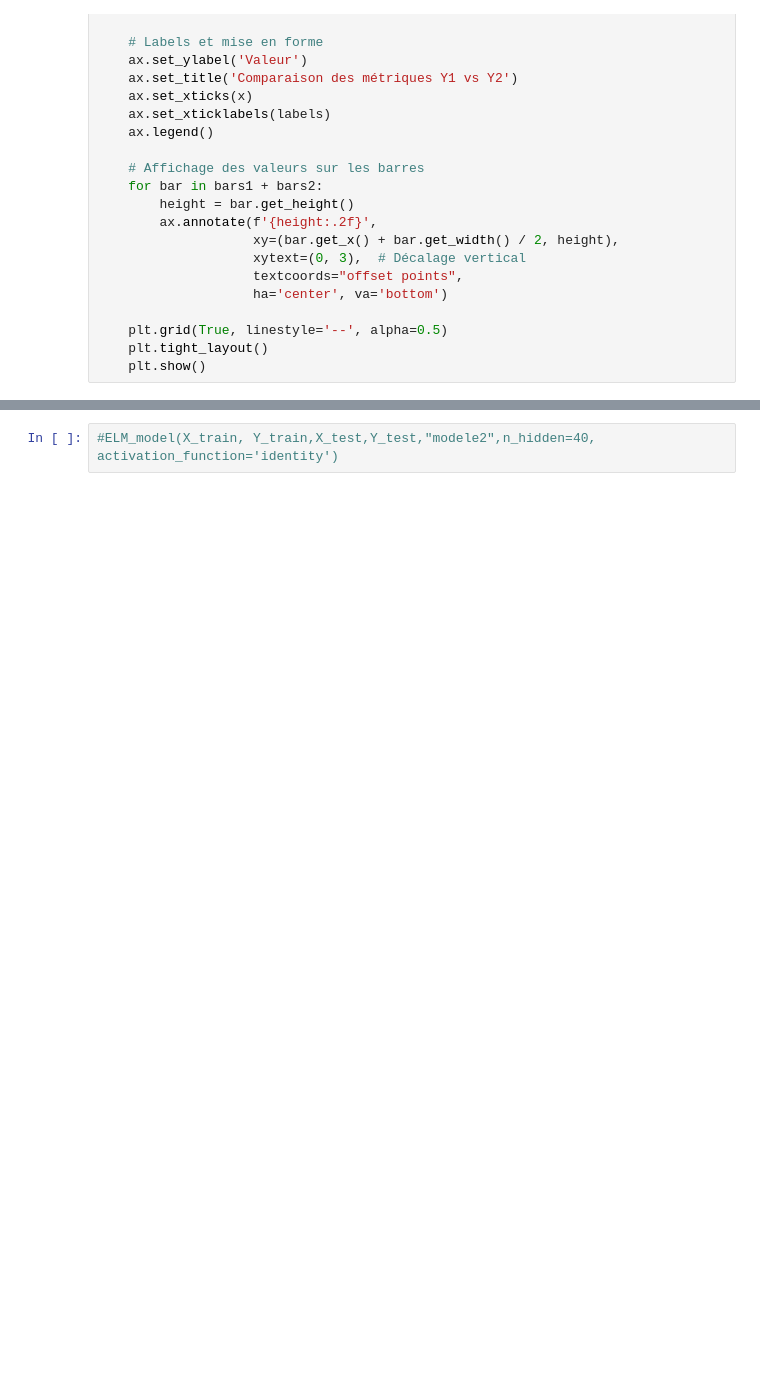
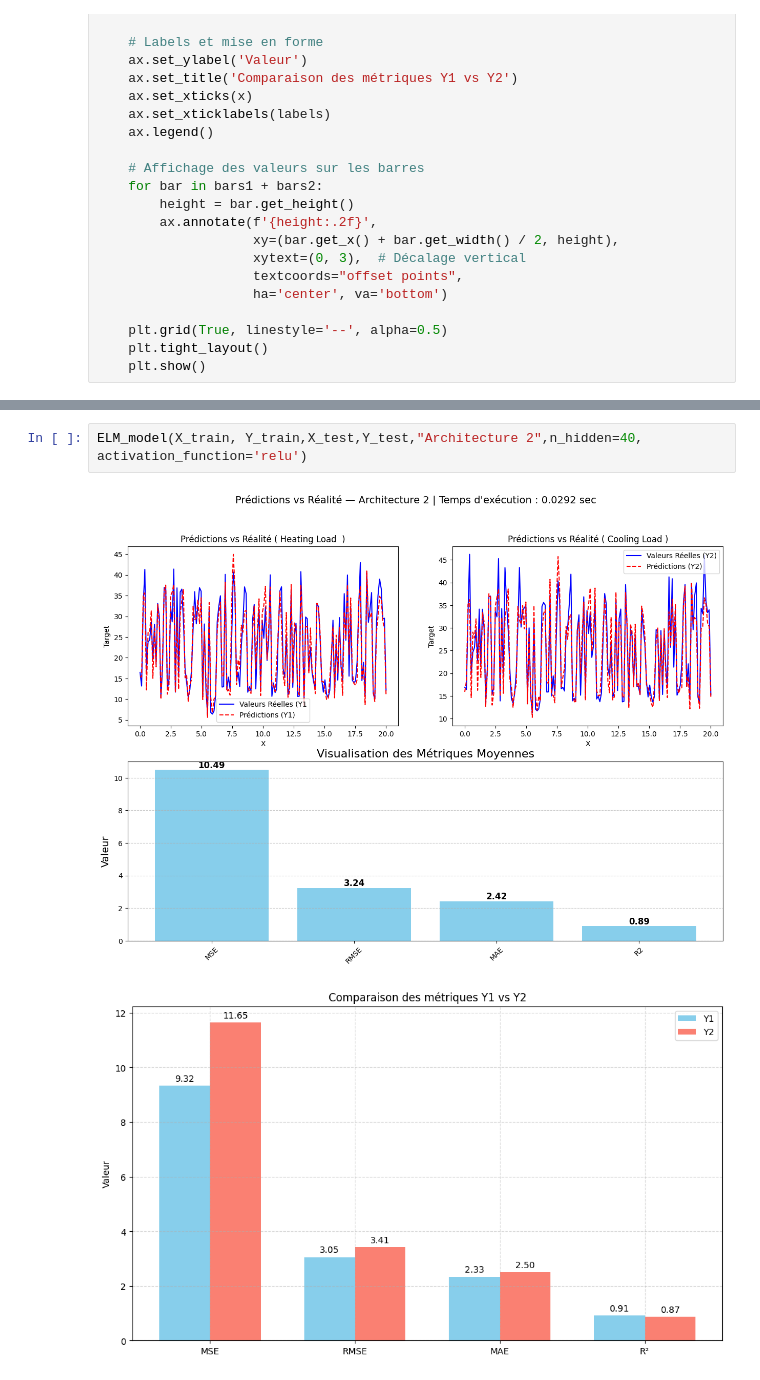
Before and after one commit to bakirmohammed1234/Prediction_Efficacite_Energetique_Batiments, a Jupyter notebook: ELM.ipynb, the cells around one changed output, grey strips where cells are left out. Cells and saved outputs as stored; diff of their text form; blank space fills up the shorter version.

```diff
--- a/ELM.ipynb
+++ b/ELM.ipynb
@@ -213,3 +227,6 @@ ELM_model(X_train, Y_train,X_test,Y_test,"modele1",n_hidden=40, activation_funct
 # %%
-#ELM_model(X_train, Y_train,X_test,Y_test,"modele2",n_hidden=40, activation_function='identity')
+ELM_model(X_train, Y_train,X_test,Y_test,"Architecture 2",n_hidden=40, activation_function='relu')
+# %% [output]
+[figure, added]
+[figure, added]
 # %%
```
Also changed, not shown: parts of 16 cells of this notebook, 1 other file.
